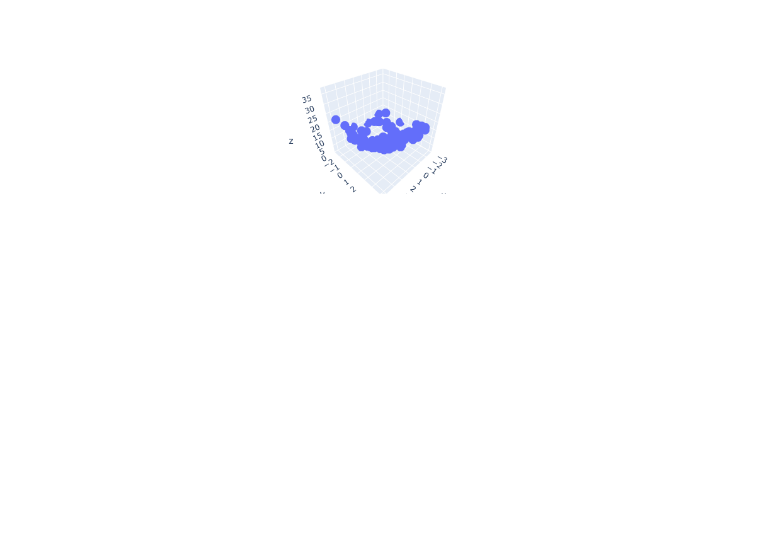
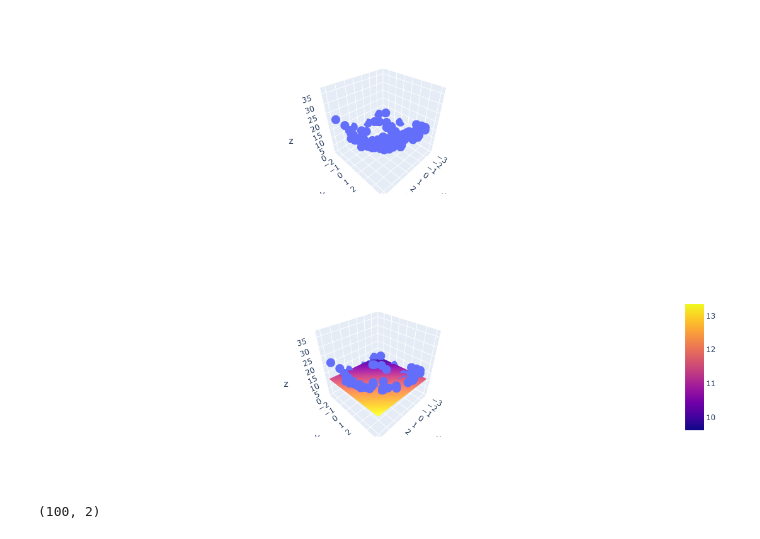
Before and after one commit to Salmankhan0518/Machine-Learning, a Jupyter notebook: 61- Polynomial Regression/Polynomial-Regression.ipynb, the cells around one changed output. Saved outputs shown, nothing was run; the diff lists cells and outputs as text; code cells hidden in the pictures; blank space fills up the shorter version.

Commit message:
visualization of polynomial

```diff
--- a/61- Polynomial Regression/Polynomial-Regression.ipynb
+++ b/61- Polynomial Regression/Polynomial-Regression.ipynb
@@ -133,3 +133,29 @@ fig = px.scatter_3d(df, x=x.ravel(), y=y.ravel(), z=z.ravel())
 fig.show()
 # %% [output]
 [figure]
+# %%
+lr = LinearRegression()
+lr.fit(np.array([x,y]).reshape(100,2),z)
+
+x_input = np.linspace(x.min(), x.max(), 10)
+y_input = np.linspace(y.min(), y.max(), 10)
+xGrid, yGrid = np.meshgrid(x_input,y_input)
+
+final = np.vstack((xGrid.ravel().reshape(1,100),yGrid.ravel().reshape(1,100))).T
+
+z_final = lr.predict(final).reshape(10,10)
+# %%
+import plotly.graph_objects as go
+
+fig = px.scatter_3d(df, x=x.ravel(), y=y.ravel(), z=z.ravel())
+
+fig.add_trace(go.Surface(x = x_input, y = y_input, z =z_final ))
+
+fig.show()
+# %% [output]
+[figure, added]
+# %%
+X_multi = np.array([x,y]).reshape(100,2)
+X_multi.shape
+# %% [output]
+(100, 2)
```
Also changed, not shown: parts of 2 cells of this notebook.
